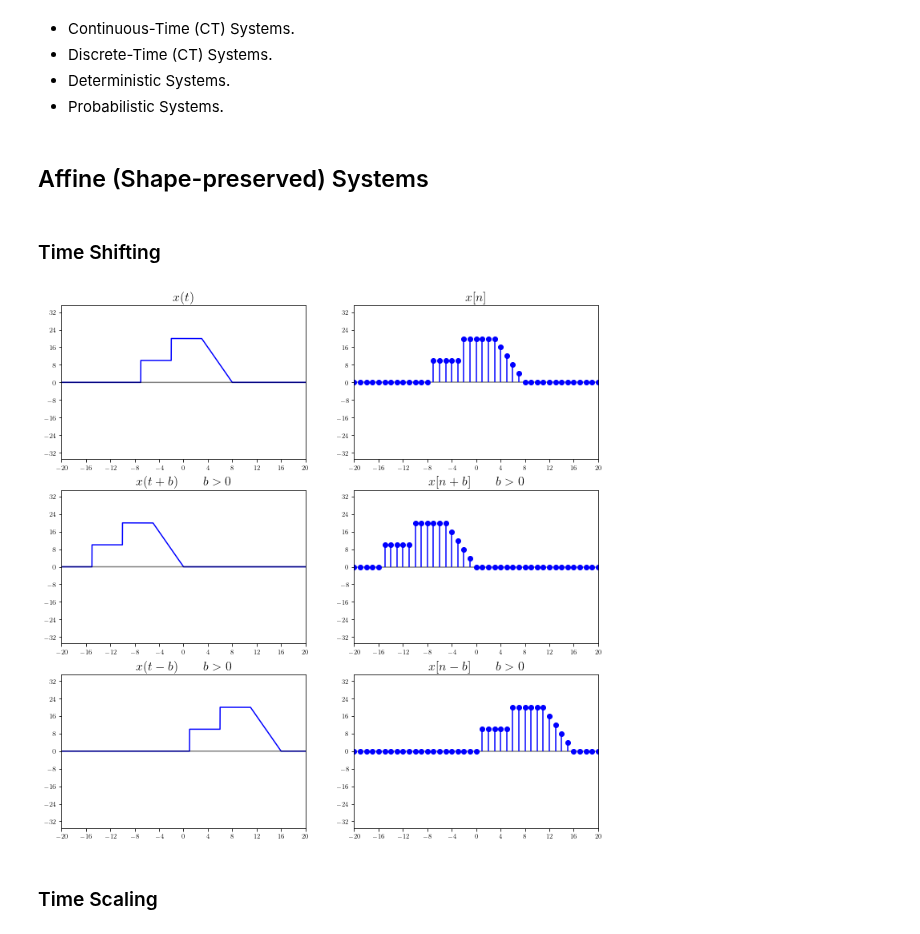
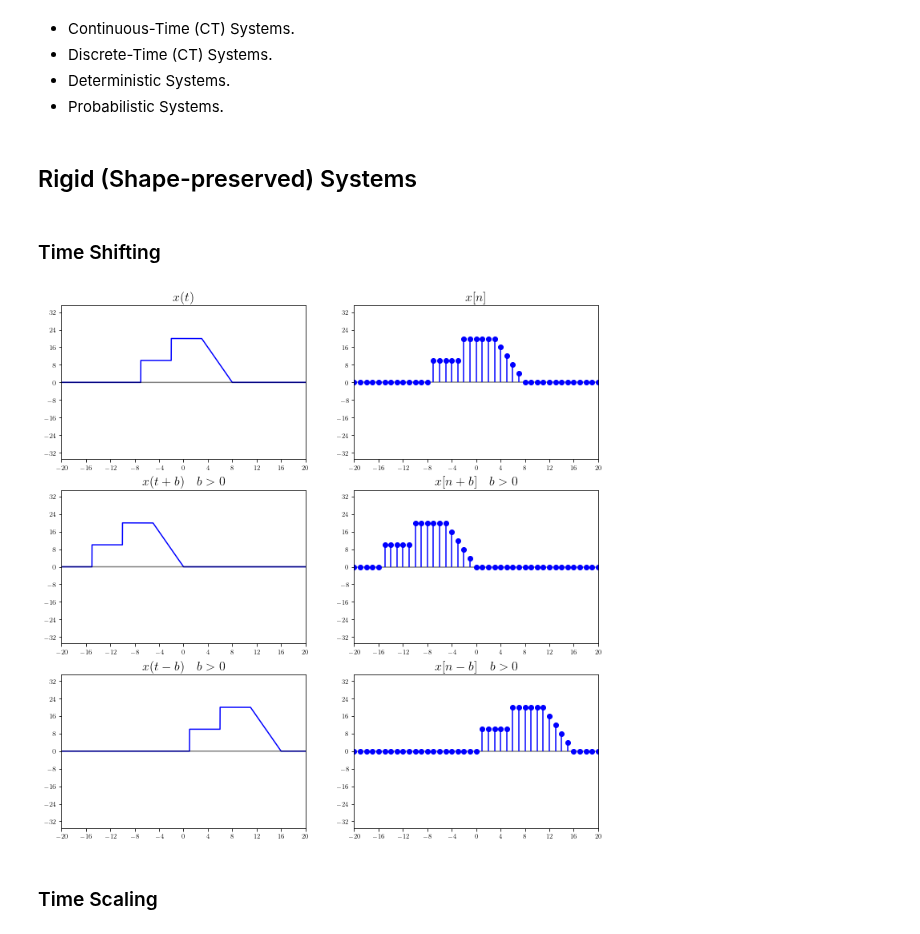
Before and after one commit to tmquan/ivcl, a Jupyter notebook: _sources/courses/dsp/systems.ipynb, the cells around one changed output. Cells and saved outputs as stored; diff of their text form; code cells hidden in the pictures.

```diff
--- a/_sources/courses/dsp/systems.ipynb
+++ b/_sources/courses/dsp/systems.ipynb
@@ -93,7 +93,7 @@ def mpl_axes_step(axes, expr, xrange, **kwargs):
 - Deterministic Systems.
 - Probabilistic Systems.
 # %% [markdown]
-## Affine (Shape-preserved) Systems
+## Rigid (Shape-preserved) Systems
 # %%
 # HIDE/SHOW
 f = sp.Piecewise(
@@ -116,38 +116,38 @@ fig, ax = plt.subplots(
 mpl_axes_plot(ax[0][0], f, (t, -20, 20), color='b')
 ax[0][0].set_xlim(-20, 20, 0.2)
 ax[0][0].set_ylim(-35, 35, 0.2)
 ax[0][0].set_title(r'$x(t)$', fontsize=16)
 
 
 mpl_axes_stem(ax[0][1], f, (t, -30, 30, 1), linefmt='b', markerfmt='bo')
 ax[0][1].set_xlim(-20, 20, 0.2)
 ax[0][1].set_ylim(-35, 35, 0.2)
 ax[0][1].set_title(r'$x[n]$', fontsize=16)
 
 mpl_axes_plot(ax[1][0], f.subs(t, t+8), (t, -20, 20), color='b')
 ax[1][0].set_xlim(-20, 20, 0.2)
 ax[1][0].set_ylim(-35, 35, 0.2)
-ax[1][0].set_title(r'$x(t+b) \qquad b>0$', fontsize=16)
+ax[1][0].set_title(r'$x(t+b) \quad b>0$', fontsize=16)
 
 mpl_axes_stem(ax[1][1], f.subs(t, t+8), (t, -30, 30, 1), linefmt='b', markerfmt='bo')
 ax[1][1].set_xlim(-20, 20, 0.2)
 ax[1][1].set_ylim(-35, 35, 0.2)
-ax[1][1].set_title(r'$x[n+b] \qquad b>0$', fontsize=16)
+ax[1][1].set_title(r'$x[n+b] \quad b>0$', fontsize=16)
 
 mpl_axes_plot(ax[2][0], f.subs(t, t-8), (t, -20, 20), color='b')
 ax[2][0].set_xlim(-20, 20, 0.2)
 ax[2][0].set_ylim(-35, 35, 0.2)
-ax[2][0].set_title(r'$x(t-b) \qquad b>0$', fontsize=16)
+ax[2][0].set_title(r'$x(t-b) \quad b>0$', fontsize=16)
 
 
 mpl_axes_stem(ax[2][1], f.subs(t, t-8), (t, -30, 30, 1), linefmt='b', markerfmt='bo')
 ax[2][1].set_xlim(-20, 20, 0.2)
 ax[2][1].set_ylim(-35, 35, 0.2)
-ax[2][1].set_title(r'$x[n-b] \qquad b>0$', fontsize=16)
+ax[2][1].set_title(r'$x[n-b] \quad b>0$', fontsize=16)
 
 plt.show()
 # %% [output]
-[figure, old version]
+[figure, new version]
 # %% [markdown]
 ### Time Scaling
 # %%
```
Also changed, not shown: parts of 3 cells of this notebook, 41 other files.
